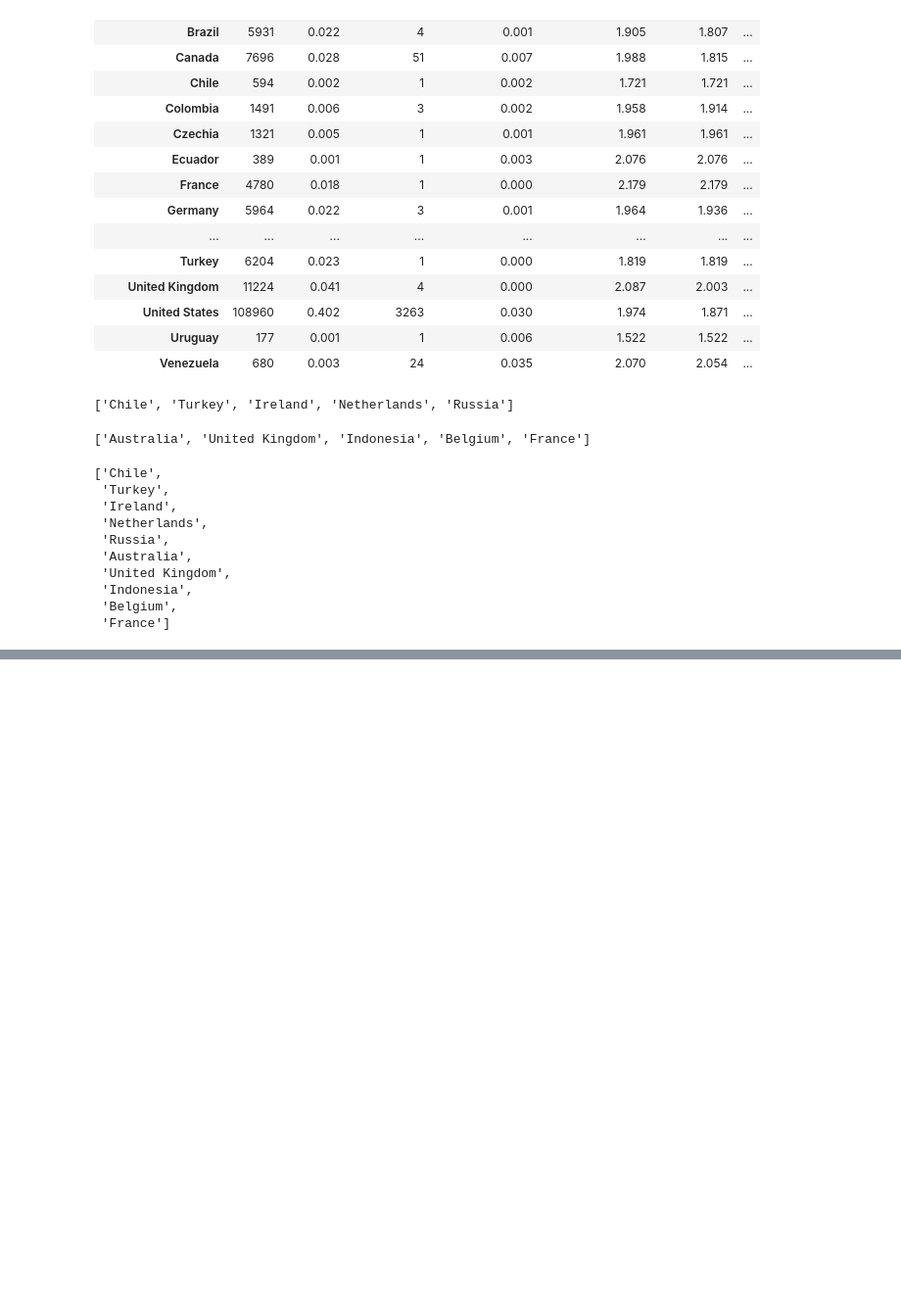
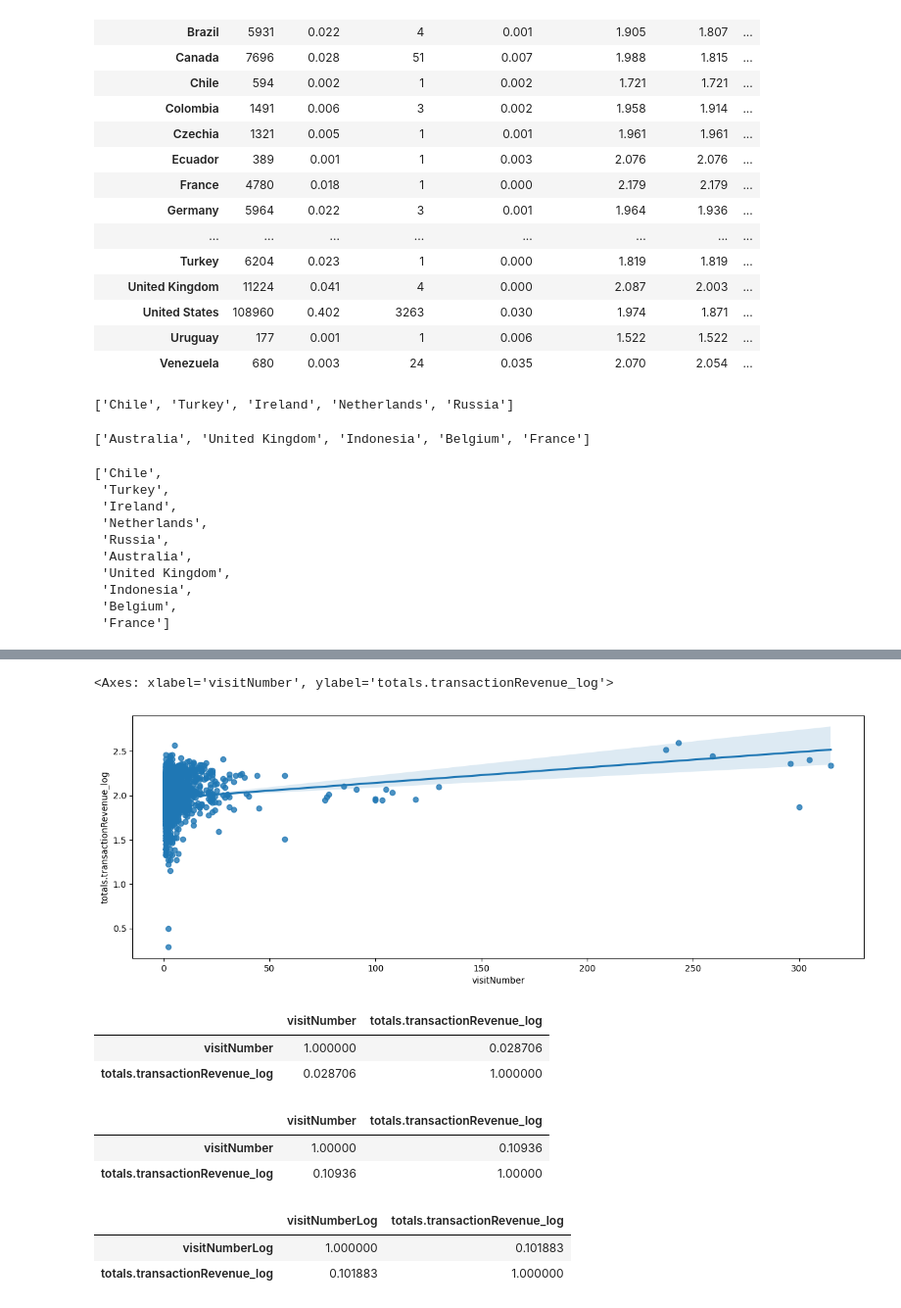
Before and after one commit to KARENCMP82/Python, a Jupyter notebook: GACR_Regresion_clase.ipynb, the cells around one changed output, grey strips where cells are left out. Shown: that part at 98% size. Saved outputs shown, nothing was run; the diff lists cells and outputs as text; code cells hidden in the pictures; blank space fills up the shorter version.

```diff
--- a/GACR_Regresion_clase.ipynb
+++ b/GACR_Regresion_clase.ipynb
@@ -642,0 +674,4 @@ IndexError: index -1 is out of bounds for axis 0 with size 0
+# %%
+df['network_net']=df['geoNetwork.networkDomain'].str.contains('.net',case=False).astype(int)
+# %%
+df['network_com']=df['geoNetwork.networkDomain'].str.contains('.con',case=False).astype(int)
@@ -642,0 +708,6 @@ IndexError: index -1 is out of bounds for axis 0 with size 0
+# %%
+#datetime tiene menos attributos: no hay quarter, week,...
+df['visitHour'] = df['visitStartTime'].apply(lambda x: datetime.fromtimestamp(x).hour)
+df['year'] = df['visitStartTime'].apply(lambda x: datetime.fromtimestamp(x).year)
+df['month'] = df['visitStartTime'].apply(lambda x: datetime.fromtimestamp(x).month)
+df['day'] = df['visitStartTime'].apply(lambda x: datetime.fromtimestamp(x).day)
@@ -642,0 +735,2 @@ IndexError: index -1 is out of bounds for axis 0 with size 0
+# %%
+df.drop('visitStartTime', axis=1, inplace=True)
@@ -642,0 +750,22 @@ IndexError: index -1 is out of bounds for axis 0 with size 0
+# %%
+plt.figure(figsize=(15,5))
+sns.regplot(
+    data=df[df['visitWithTransaction'] == 1],
+    x='visitNumber',
+    y=TARGET_LN
+)
+# %% [output]
+<Axes: xlabel='visitNumber', ylabel='totals.transactionRevenue_log'>
+[figure, added]
+# %%
+df[['visitNumber', TARGET_LN]].corr()
+# %% [output]
+|  | visitNumber | totals.transactionRevenue_log |
+| visitNumber | 1.000000 | 0.028706 |
+| totals.transactionRevenue_log | 0.028706 | 1.000000 |
+# %%
+df[['visitNumber', TARGET_LOG]].corr(method='spearman')
+# %% [output]
+|  | visitNumber | totals.transactionRevenue_log |
+| visitNumber | 1.00000 | 0.10936 |
+| totals.transactionRevenue_log | 0.10936 | 1.00000 |
@@ -642,0 +774,6 @@ IndexError: index -1 is out of bounds for axis 0 with size 0
+# %%
+df[['visitNumberLog', TARGET_LOG]].corr(method = 'pearson')
+# %% [output]
+|  | visitNumberLog | totals.transactionRevenue_log |
+| visitNumberLog | 1.000000 | 0.101883 |
+| totals.transactionRevenue_log | 0.101883 | 1.000000 |
```
Also changed, not shown: parts of 13 cells of this notebook.
